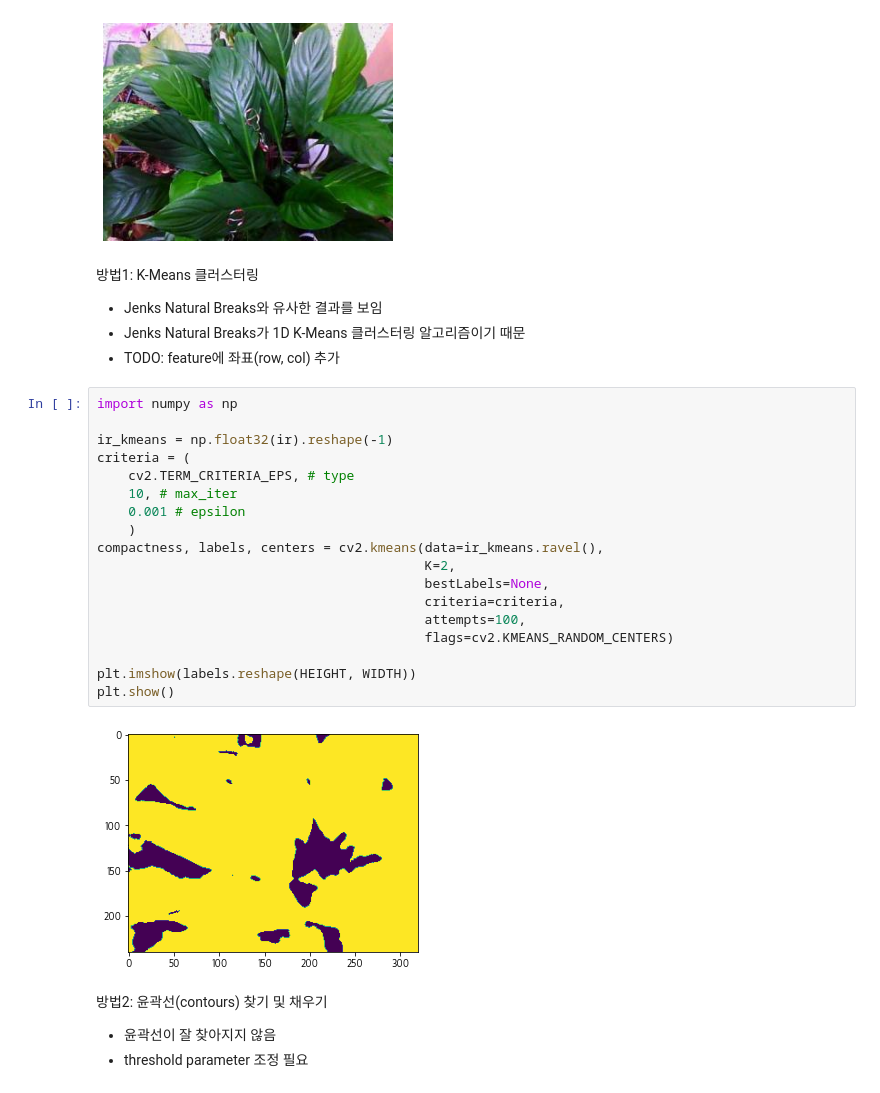
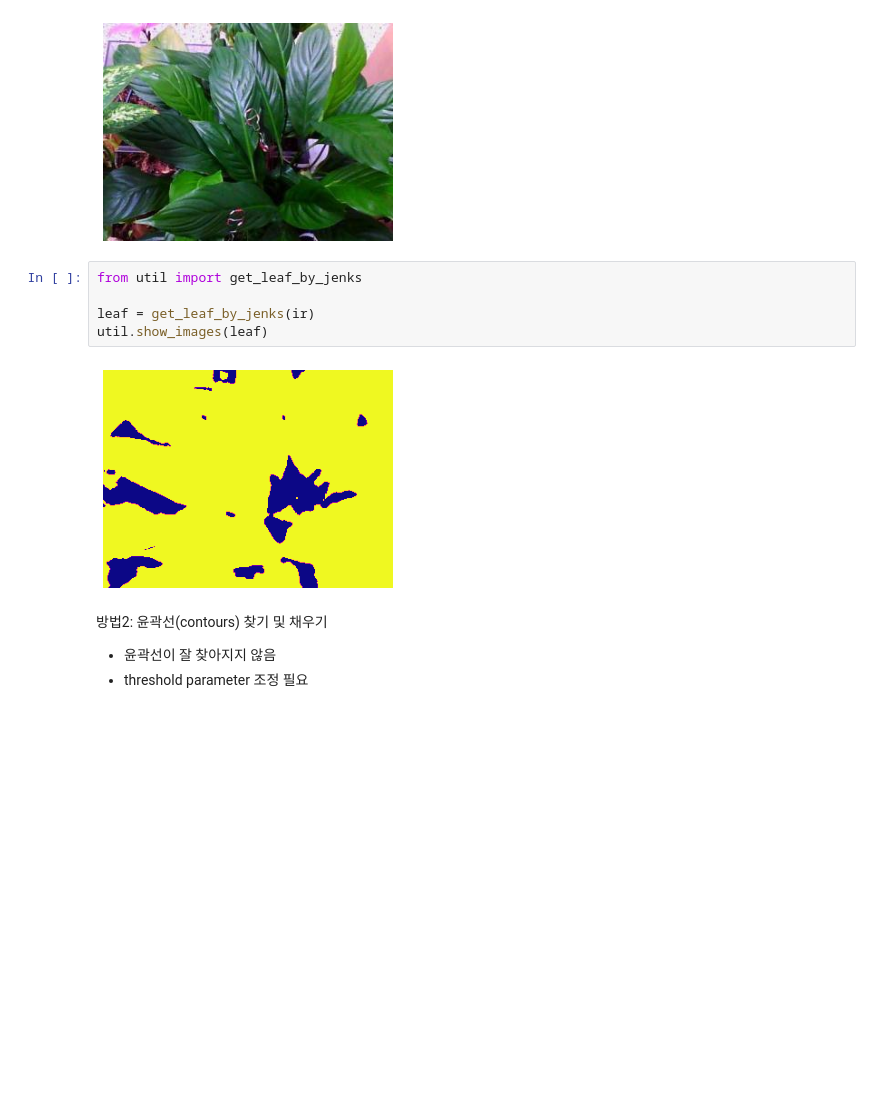
Before and after one commit to plming/infrared-leaf-segmentation, a Jupyter notebook: demo_lily.ipynb, the cells around one changed output. Cells and saved outputs as stored; diff of their text form; blank space fills up the shorter version.

```diff
--- a/demo_lily.ipynb
+++ b/demo_lily.ipynb
@@ -18,31 +18,13 @@ util.show_images(ir, rgb)
 # %% [output]
 [figure]
 [figure]
-# %% [markdown]
-방법1: K-Means 클러스터링
-* Jenks Natural Breaks와 유사한 결과를 보임
-* Jenks Natural Breaks가 1D K-Means 클러스터링 알고리즘이기 때문
-* TODO: feature에 좌표(row, col) 추가
-# %%
-import numpy as np
-
-ir_kmeans = np.float32(ir).reshape(-1)
-criteria = (
-    cv2.TERM_CRITERIA_EPS, # type
-    10, # max_iter
-    0.001 # epsilon
-    )
-compactness, labels, centers = cv2.kmeans(data=ir_kmeans.ravel(),
-                                          K=2,
-                                          bestLabels=None,
-                                          criteria=criteria,
-                                          attempts=100,
-                                          flags=cv2.KMEANS_RANDOM_CENTERS)
-
-plt.imshow(labels.reshape(HEIGHT, WIDTH))
-plt.show()
-# %% [output]
-[figure, removed]
+# %%
+from util import get_leaf_by_jenks
+
+leaf = get_leaf_by_jenks(ir)
+util.show_images(leaf)
+# %% [output]
+[figure, added]
 # %% [markdown]
 방법2: 윤곽선(contours) 찾기 및 채우기
 * 윤곽선이 잘 찾아지지 않음
```
Also changed, not shown: parts of 7 cells of this notebook, 3 other files.
